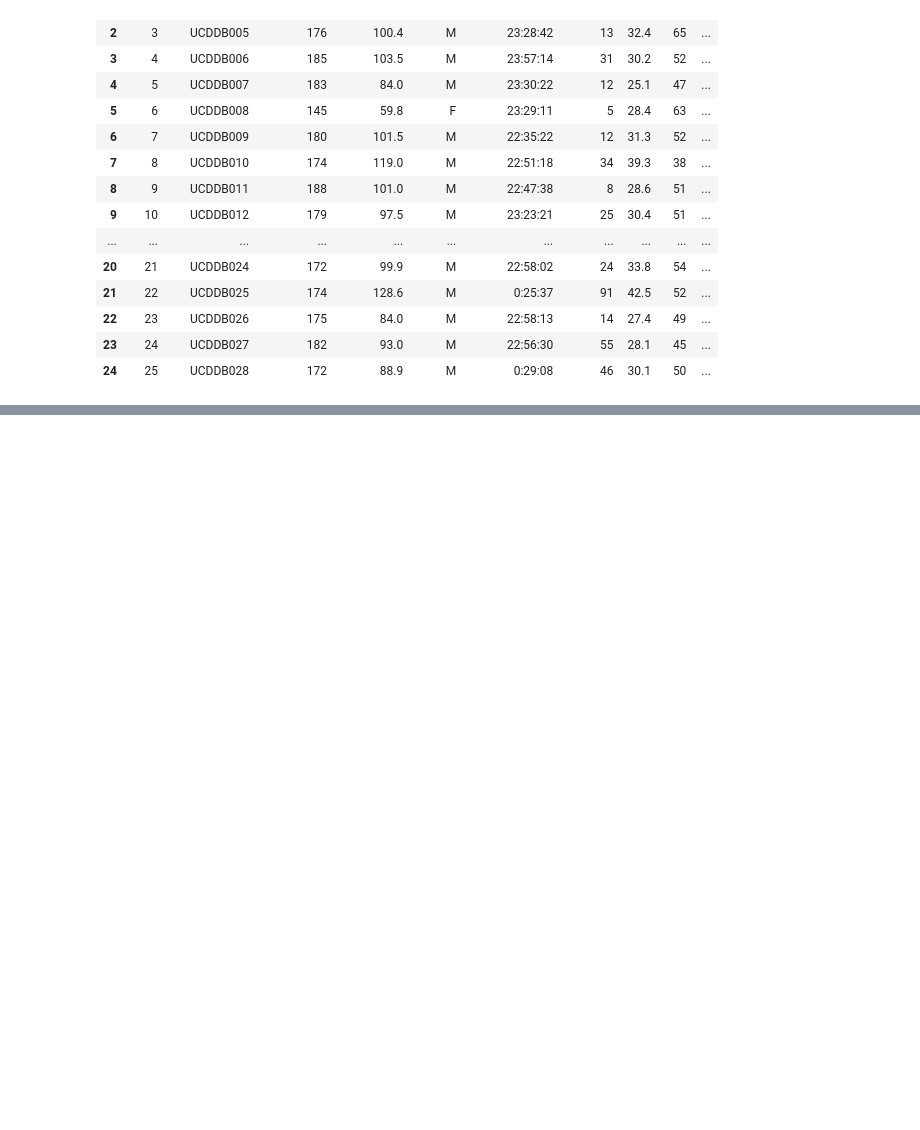
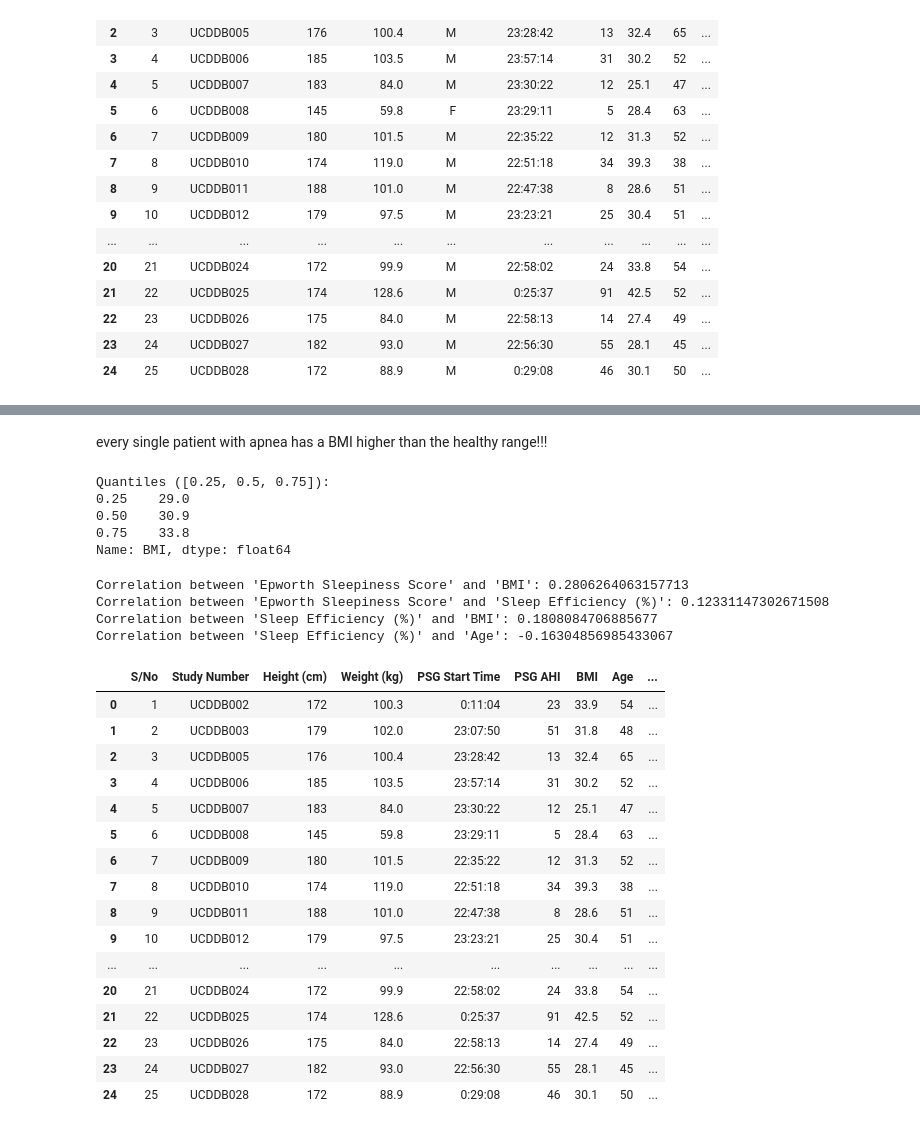
Before and after one commit to sophiatong/DataMining_Final_Sleep, a Jupyter notebook: subjectDetails.ipynb, the cells around one changed output, grey strips where cells are left out. Saved outputs shown, nothing was run; the diff lists cells and outputs as text; code cells hidden in the pictures; blank space fills up the shorter version.

```diff
--- a/subjectDetails.ipynb
+++ b/subjectDetails.ipynb
@@ -9,7 +9,8 @@ import seaborn as sns
 # %load_ext autoreload
 # %autoreload 2
 # %%
-pd.read_excel("files/SubjectDetails.xls")
+details = pd.read_excel("files/SubjectDetails.xls")
+details
 # %% [output]
 |  | S/No | Study Number | Height (cm) | Weight (kg) | Gender | PSG Start Time | PSG AHI | BMI | Age | ... |
 | 0 | 1 | UCDDB002 | 172 | 100.3 | M | 0:11:04 | 23 | 33.9 | 54 | ... |
@@ -28,3 +29,18 @@ pd.read_excel("files/SubjectDetails.xls")
 | 22 | 23 | UCDDB026 | 175 | 84.0 | M | 22:58:13 | 14 | 27.4 | 49 | ... |
 | 23 | 24 | UCDDB027 | 182 | 93.0 | M | 22:56:30 | 55 | 28.1 | 45 | ... |
 | 24 | 25 | UCDDB028 | 172 | 88.9 | M | 0:29:08 | 46 | 30.1 | 50 | ... |
+# %%
+# plot BMI distribution
+# healthy BMI: 18.5 to 24.9
+
+# Define two thresholds
+threshold1 = 18.5
+threshold2 = 24.9
+# Create bins using pd.cut
+bins = [-float('inf'), threshold1, threshold2, float('inf')]
+# Create labels for the bins
+labels = ['below', 'within', 'above']
+# Add a new column 'Groups' based on binning
+details['Groups'] = pd.cut(details['BMI'], bins=bins, labels=labels, right=False)
+
+details
@@ -30,0 +65,58 @@ pd.read_excel("files/SubjectDetails.xls")
+# %% [markdown]
+every single patient with apnea has a BMI higher than the healthy range!!!
+# %%
+# quantiles of the BMI values
+quantiles = [0.25, 0.5, 0.75]
+
+# Calculate the quantiles of the 'Values' column
+quantile_values = details['BMI'].quantile(quantiles)
+
+# Display the calculated quantiles
+print(f"Quantiles ({quantiles}):")
+print(quantile_values)
+# %% [output]
+Quantiles ([0.25, 0.5, 0.75]):
+0.25    29.0
+0.50    30.9
+0.75    33.8
+Name: BMI, dtype: float64
+# %%
+# Calculate the correlation between 'Epworth Sleepiness Score' and 'BMI'
+correlation1 = details['Epworth Sleepiness Score'].corr(details['BMI'])
+correlation2 = details['Epworth Sleepiness Score'].corr(details['Sleep Efficiency (%)'])
+correlation3 = details['Sleep Efficiency (%)'].corr(details['BMI'])
+correlation4 = details['Sleep Efficiency (%)'].corr(details['Age'])
+# correlation5 = details['Sleep Efficiency (%)'].corr(details['Gender'])
+
+# Display the correlation coefficient
+print(f"Correlation between 'Epworth Sleepiness Score' and 'BMI': {correlation1}")
+print(f"Correlation between 'Epworth Sleepiness Score' and 'Sleep Efficiency (%)': {correlation2}")
+print(f"Correlation between 'Sleep Efficiency (%)' and 'BMI': {correlation3}")
+print(f"Correlation between 'Sleep Efficiency (%)' and 'Age': {correlation4}")
+# print(f"Correlation between 'Sleep Efficiency (%)' and 'Gender': {correlation5}")
+# %% [output]
+Correlation between 'Epworth Sleepiness Score' and 'BMI': 0.2806264063157713
+Correlation between 'Epworth Sleepiness Score' and 'Sleep Efficiency (%)': 0.12331147302671508
+Correlation between 'Sleep Efficiency (%)' and 'BMI': 0.1808084706885677
+Correlation between 'Sleep Efficiency (%)' and 'Age': -0.16304856985433067
+# %%
+df = pd.get_dummies(details, columns=['Gender'], prefix='Gender', drop_first=False)
+df
+# %% [output]
+|  | S/No | Study Number | Height (cm) | Weight (kg) | PSG Start Time | PSG AHI | BMI | Age | ... |
+| 0 | 1 | UCDDB002 | 172 | 100.3 | 0:11:04 | 23 | 33.9 | 54 | ... |
+| 1 | 2 | UCDDB003 | 179 | 102.0 | 23:07:50 | 51 | 31.8 | 48 | ... |
+| 2 | 3 | UCDDB005 | 176 | 100.4 | 23:28:42 | 13 | 32.4 | 65 | ... |
+| 3 | 4 | UCDDB006 | 185 | 103.5 | 23:57:14 | 31 | 30.2 | 52 | ... |
+| 4 | 5 | UCDDB007 | 183 | 84.0 | 23:30:22 | 12 | 25.1 | 47 | ... |
+| 5 | 6 | UCDDB008 | 145 | 59.8 | 23:29:11 | 5 | 28.4 | 63 | ... |
+| 6 | 7 | UCDDB009 | 180 | 101.5 | 22:35:22 | 12 | 31.3 | 52 | ... |
+| 7 | 8 | UCDDB010 | 174 | 119.0 | 22:51:18 | 34 | 39.3 | 38 | ... |
+| 8 | 9 | UCDDB011 | 188 | 101.0 | 22:47:38 | 8 | 28.6 | 51 | ... |
+| 9 | 10 | UCDDB012 | 179 | 97.5 | 23:23:21 | 25 | 30.4 | 51 | ... |
+| ... | ... | ... | ... | ... | ... | ... | ... | ... | ... |
+| 20 | 21 | UCDDB024 | 172 | 99.9 | 22:58:02 | 24 | 33.8 | 54 | ... |
+| 21 | 22 | UCDDB025 | 174 | 128.6 | 0:25:37 | 91 | 42.5 | 52 | ... |
+| 22 | 23 | UCDDB026 | 175 | 84.0 | 22:58:13 | 14 | 27.4 | 49 | ... |
+| 23 | 24 | UCDDB027 | 182 | 93.0 | 22:56:30 | 55 | 28.1 | 45 | ... |
+| 24 | 25 | UCDDB028 | 172 | 88.9 | 0:29:08 | 46 | 30.1 | 50 | ... |
```
Also changed, not shown: parts of 5 cells of this notebook.
